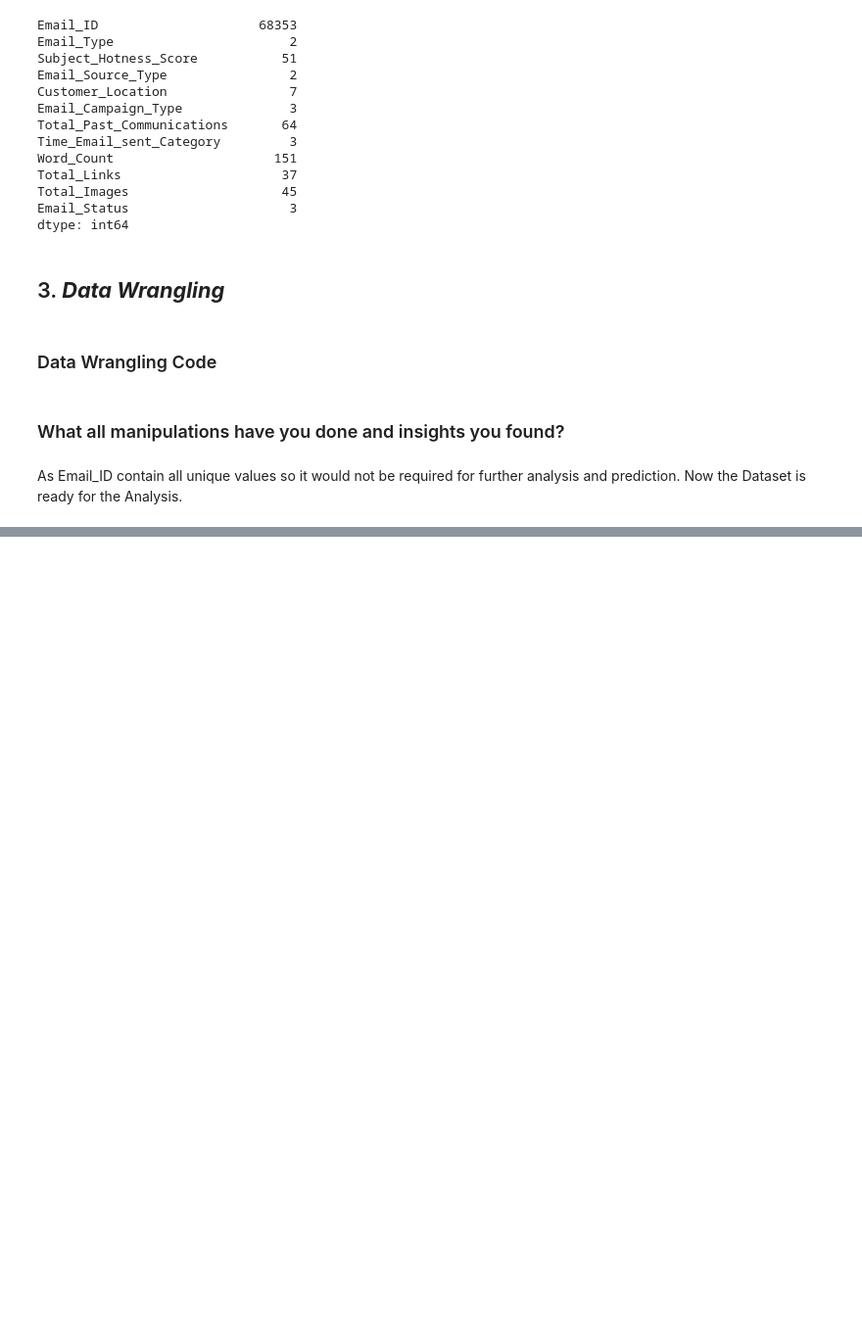
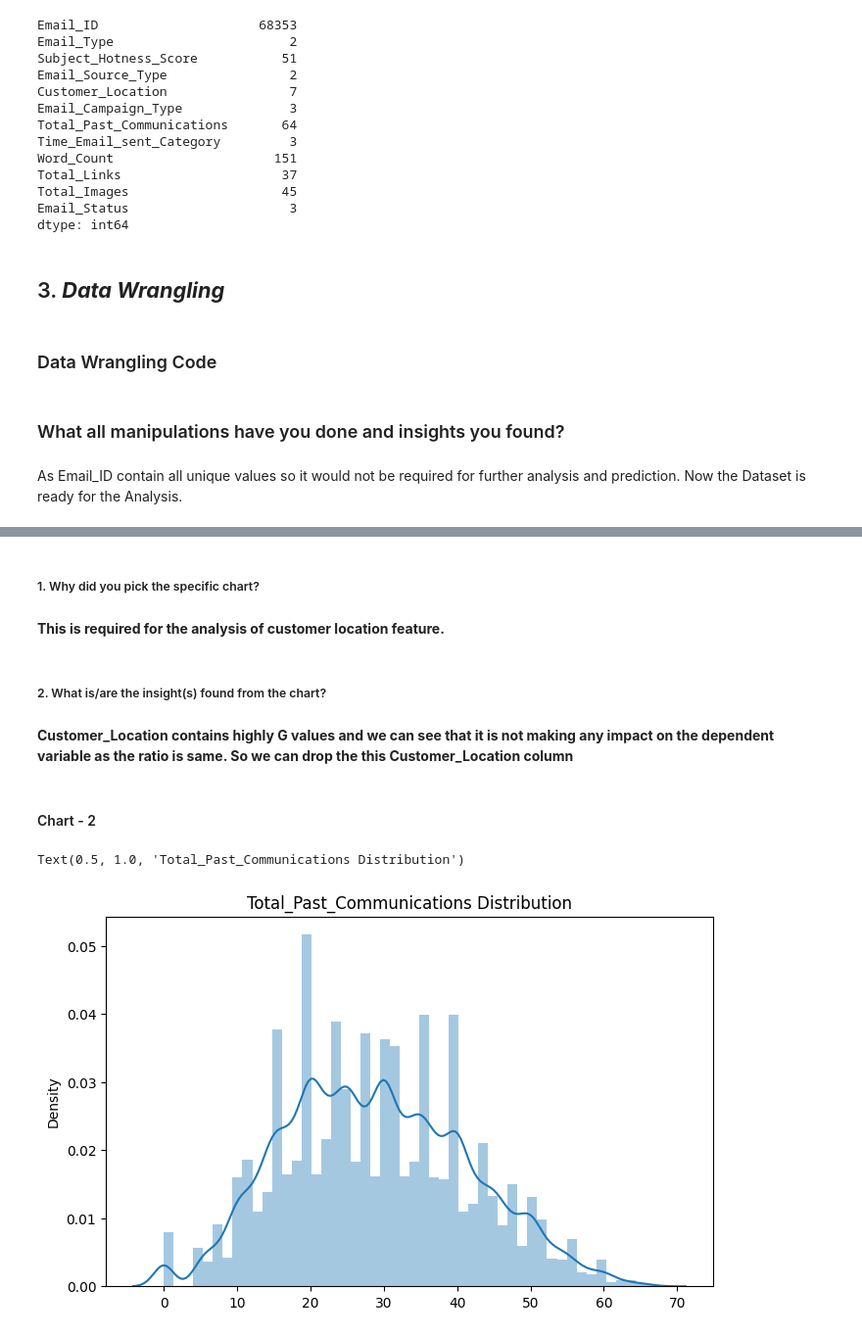
Before and after one commit to dil150898/Email-Campaign-Effectiveness-Prediction, a Jupyter notebook: dil_khush_Email_Campaign_Effectiveness_Prediction_.ipynb, the cells around one changed output, grey strips where cells are left out. Shown at 98% size. Saved outputs shown, nothing was run; the diff lists cells and outputs as text; code cells hidden in the pictures; blank space fills up the shorter version.

```diff
--- a/dil_khush_Email_Campaign_Effectiveness_Prediction_.ipynb
+++ b/dil_khush_Email_Campaign_Effectiveness_Prediction_.ipynb
@@ -418,0 +464,18 @@ As Email_ID contain all unique values so it would not be required for further an
+# %% [markdown]
+##### 1. Why did you pick the specific chart?
+# %% [markdown]
+**This is required for the analysis of customer location feature.**
+# %% [markdown]
+##### 2. What is/are the insight(s) found from the chart?
+# %% [markdown]
+**Customer_Location contains highly G values and we can see that it is not making any impact on the dependent variable as the ratio is same.
+So we can drop the this Customer_Location column**
+# %% [markdown]
+#### Chart - 2
+# %%
+# Chart - 2 Visualization code
+sns.distplot(x=df['Total_Past_Communications'], hist = True)
+plt.title('Total_Past_Communications Distribution')
+# %% [output]
+Text(0.5, 1.0, 'Total_Past_Communications Distribution')
+[figure, added]
```
Also changed, not shown: parts of 96 cells of this notebook.
